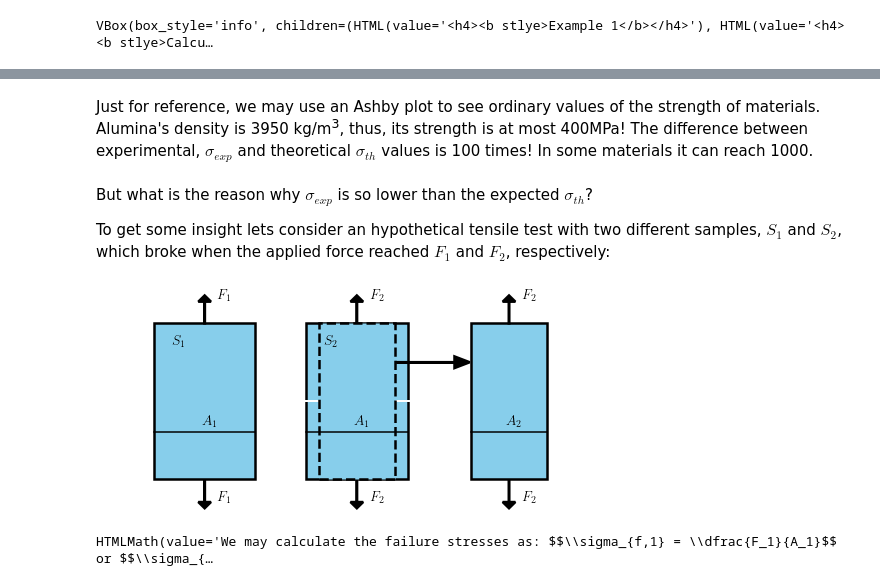
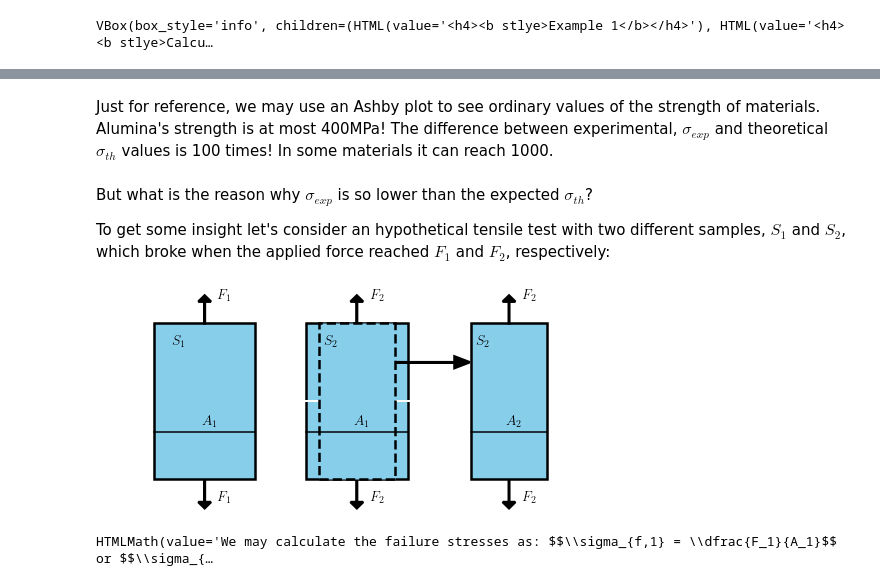
Before and after one commit to MuriloHMoreira/host_widgets, a Jupyter notebook: lesson_1.ipynb, the cells around one changed output, grey strips where cells are left out. Cells and saved outputs as stored; diff of their text form; code cells hidden in the pictures.

```diff
--- a/lesson_1.ipynb
+++ b/lesson_1.ipynb
@@ -601,9 +603,9 @@ VBox(box_style='info', children=(HTML(value='<h4><b stlye>Example 1</b></h4>'),
 # %% [markdown]
-Just for reference, we may use an Ashby plot to see ordinary values of the strength of materials. Alumina's density is 3950 kg/m<sup>3</sup>, thus, its strength is at most 400MPa! The difference between experimental, $\sigma_{exp}$ and theoretical $\sigma_{th}$ values is 100 times! In some materials it can reach 1000.
+Just for reference, we may use an Ashby plot to see ordinary values of the strength of materials. Alumina's strength is at most 400MPa! The difference between experimental, $\sigma_{exp}$ and theoretical $\sigma_{th}$ values is 100 times! In some materials it can reach 1000.
 # %% [markdown]
 But what is the reason why $\sigma_{exp}$ is so lower than the expected $\sigma_{th}$?
 
-To get some insight lets consider an hypothetical tensile test with two different samples, $S_1$ and $S_2$, which broke when the applied force reached $F_1$ and $F_2$, respectively:
+To get some insight let's consider an hypothetical tensile test with two different samples, $S_1$ and $S_2$, which broke when the applied force reached $F_1$ and $F_2$, respectively:
 # %%
 #HIDDEN
 fig, ax = plt.subplots(figsize=(10, 4))
@@ -638,34 +640,35 @@ plt.text(0.125+0.3, 1.15, '$F_2$', fontsize=14)
 
 plt.plot([0.3, 0.325], [0.5, 0.5], c='w', lw=2, zorder=4)
 plt.plot([0.475, 0.51], [0.5, 0.5], c='w', lw=2, zorder=4)
 
 r3 = Rectangle([0.325, 0], 0.15, 1, ec='k', lw=2.5, ls='--', fc='skyblue', zorder=8)
 ax.add_patch(r3)
 
 plt.text(0.095+0.6, 0.34, '$A_2$', fontsize=14)
 ax.arrow(0.1+0.6, -0.01, 0, -0.14, head_width=0.025, head_length=0.04,
           lw=2.5, fc='k')
 plt.text(0.125+0.6, -0.15, '$F_2$', fontsize=14)
 ax.arrow(0.1+0.6, 1, 0, 0.14, head_width=0.025, head_length=0.04,
           lw=2.5, fc='k')
 plt.text(0.125+0.6, 1.15, '$F_2$', fontsize=14)
 
 r4 = Rectangle([0.625, 0], 0.15, 1, ec='k', lw=2.5, fc='skyblue')
 ax.add_patch(r4)
 plt.plot([0.625, 0.775], [0.3, 0.3], c='k', lw=1.5, zorder=9)
+plt.text(0.6+0.035, 0.85, '$S_2$', fontsize=14, zorder=9)
 
 # r5 = Rectangle([0.6, 0], 0.2, 1, ec='k', lw=2.5, fc='none', ls='--')
 # ax.add_patch(r5)
 ax.arrow(0.4775, 0.75, 0.15-0.035, 0.00, head_width=0.075, head_length=0.03,
           lw=2.5, fc='k')
 
 ax.set_xlim(-0.1, 1)
 ax.set_ylim(-0.2, 1.2)
 
 ax.axis('off')
 plt.show()
 # %% [output]
-[figure, old version]
+[figure, new version]
 # %%
 #HIDDEN
 # nbi:left
```
Also changed, not shown: parts of 14 cells of this notebook, 1 other file.
